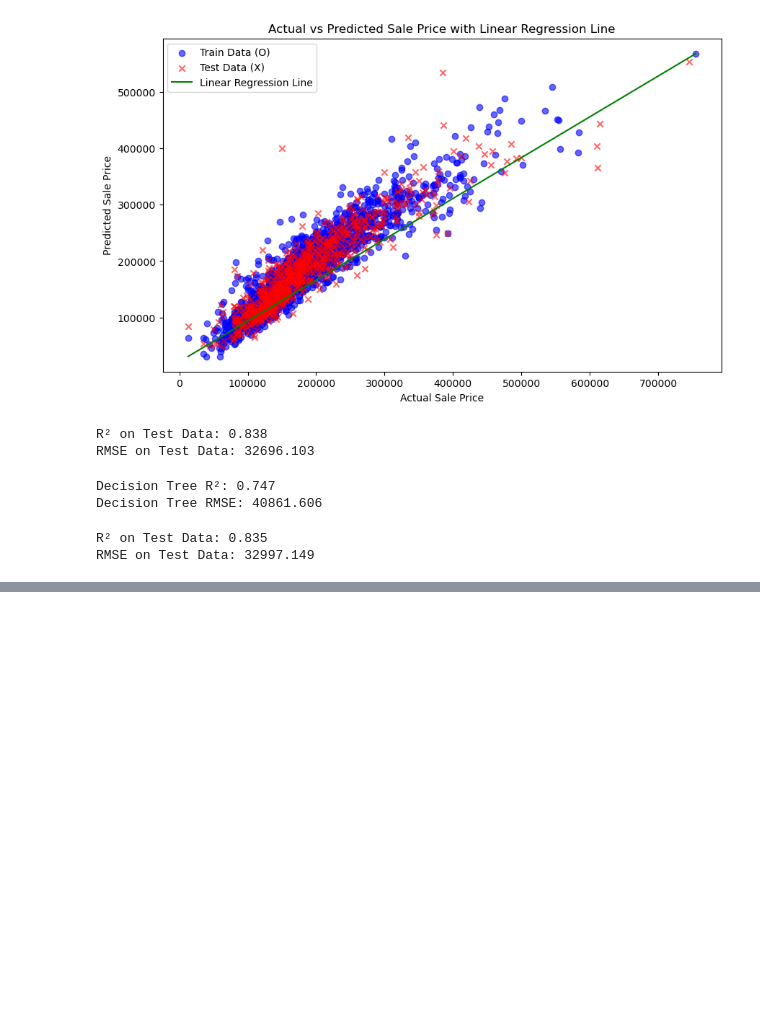
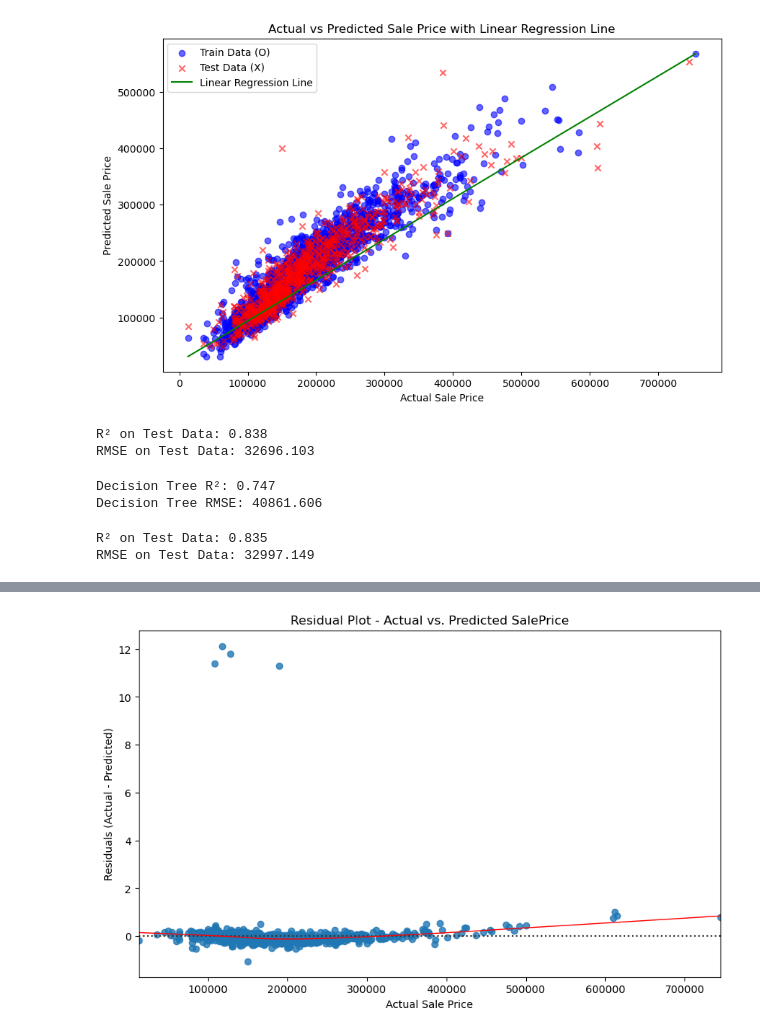
Before and after one commit to Youssef-Malek2004/ML-Mini-Project-Linear-Regression, a Jupyter notebook: House-Prices-Linear-Model.ipynb, the cells around one changed output, grey strips where cells are left out. Cells and saved outputs as stored; diff of their text form; code cells hidden in the pictures; blank space fills up the shorter version.

```diff
--- a/House-Prices-Linear-Model.ipynb
+++ b/House-Prices-Linear-Model.ipynb
@@ -645,0 +724,18 @@ RMSE on Test Data: 32997.149
+# %%
+import matplotlib.pyplot as plt
+import seaborn as sns
+
+# Calculate the residuals
+residuals = y_test - y_test_pred
+
+# Create a residual plot
+plt.figure(figsize=(10, 6))
+sns.residplot(x=y_test, y=residuals, lowess=True, line_kws={'color': 'red', 'lw': 1})
+plt.title("Residual Plot - Actual vs. Predicted SalePrice")
+plt.xlabel("Actual Sale Price")
+plt.ylabel("Residuals (Actual - Predicted)")
+
+# Show the plot
+plt.show()
+# %% [output]
+[figure, added]
```
Also changed, not shown: parts of 12 cells of this notebook.
